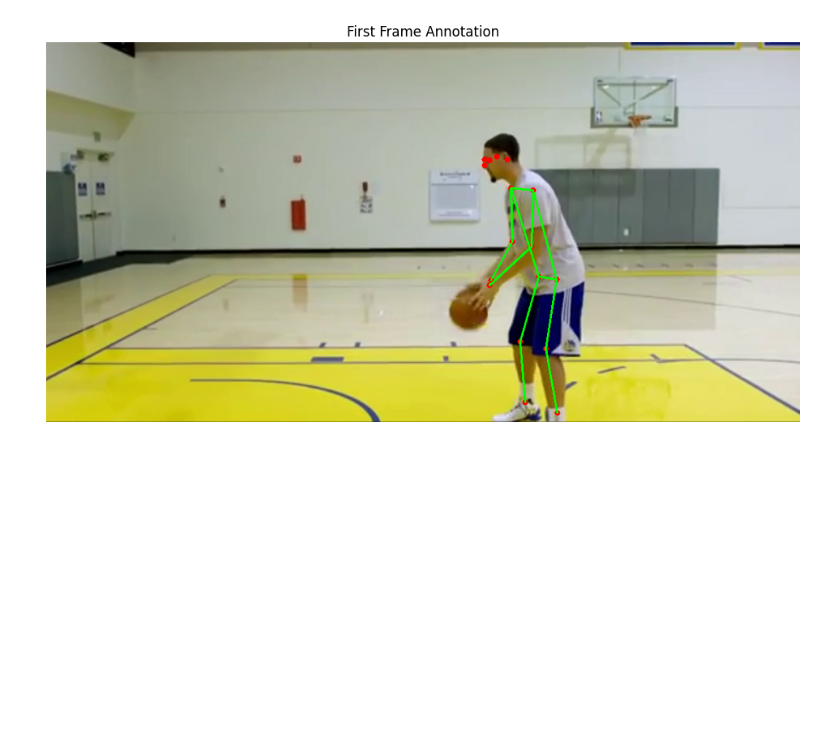
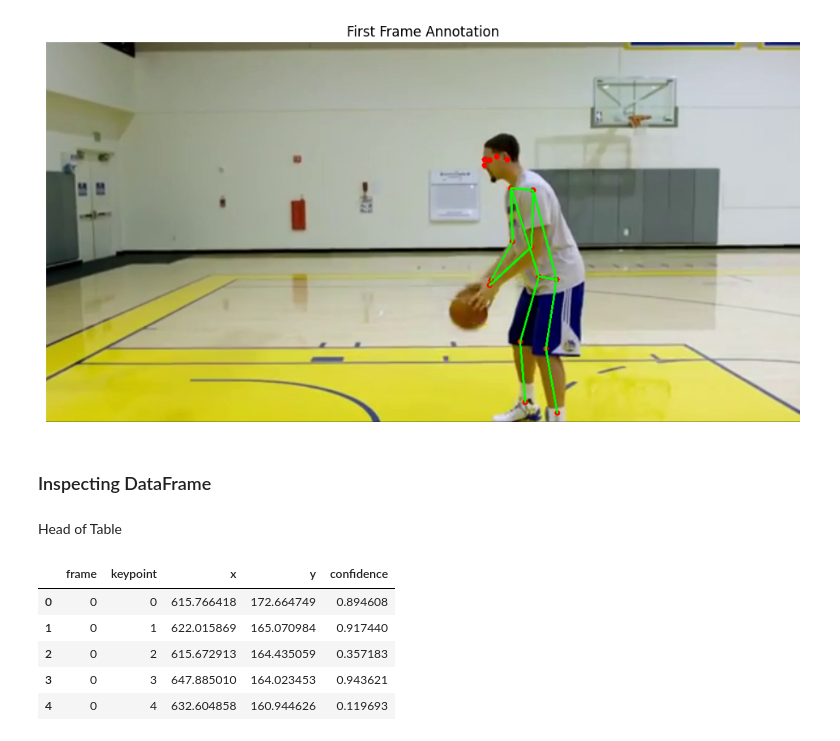
Before and after one commit to bpbrianpark/basketball-optimizer, a Jupyter notebook: notebooks/pose_pipeline.ipynb, the cells around one changed output. Saved outputs shown, nothing was run; the diff lists cells and outputs as text; code cells hidden in the pictures; blank space fills up the shorter version.

```diff
--- a/notebooks/pose_pipeline.ipynb
+++ b/notebooks/pose_pipeline.ipynb
@@ -279,3 +279,16 @@ def display_first_frame(video_path, df):
 display_first_frame(video_path, df)
 # %% [output]
 [figure]
+# %% [markdown]
+### Inspecting DataFrame
+# %% [markdown]
+Head of Table
+# %%
+df.head()
+# %% [output]
+|  | frame | keypoint | x | y | confidence |
+| 0 | 0 | 0 | 615.766418 | 172.664749 | 0.894608 |
+| 1 | 0 | 1 | 622.015869 | 165.070984 | 0.917440 |
+| 2 | 0 | 2 | 615.672913 | 164.435059 | 0.357183 |
+| 3 | 0 | 3 | 647.885010 | 164.023453 | 0.943621 |
+| 4 | 0 | 4 | 632.604858 | 160.944626 | 0.119693 |
```
Also changed, not shown: parts of 7 cells of this notebook.
